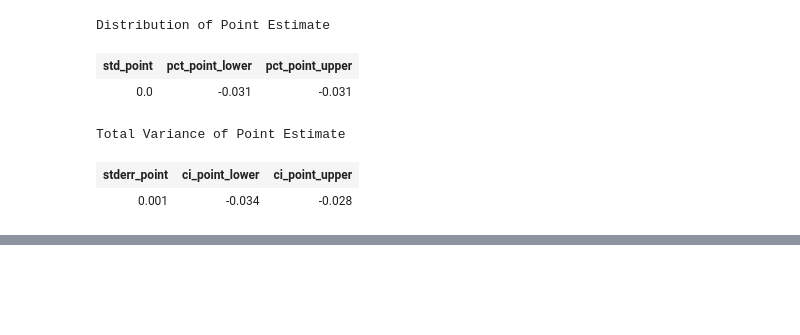
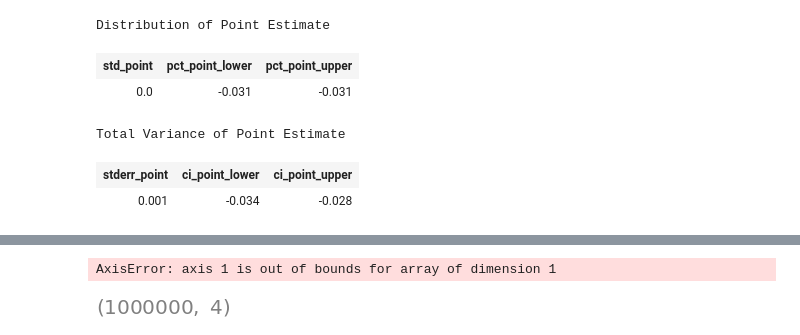
Before and after one commit to stanton119/data-analysis, a Jupyter notebook: causal_inference/doubleml_marginal_effects.ipynb, the cells around one changed output, grey strips where cells are left out. Cells and saved outputs as stored; diff of their text form; code cells hidden in the pictures; blank space fills up the shorter version.

```diff
--- a/causal_inference/doubleml_marginal_effects.ipynb
+++ b/causal_inference/doubleml_marginal_effects.ipynb
@@ -556,0 +598,14 @@ Total Variance of Point Estimate
+# %%
+# coefs match
+est.overall_model.coef_
+# est.overall_model.predict_proba(x_df.drop(columns=t_col).to_numpy())
+
+X = x_df.drop(columns=t_col).to_numpy()
+T = x_df[t_col].to_numpy()
+np.concatenate((X, 1 - np.sum(T, axis=1).reshape(-1, 1), T), axis=1)
+# %% [output]
+AxisError: axis 1 is out of bounds for array of dimension 1
+# %%
+x_df.drop(columns=t_col).to_numpy().shape
+# %% [output]
+[figure, added]
```
Also changed, not shown: parts of 4 cells of this notebook.
